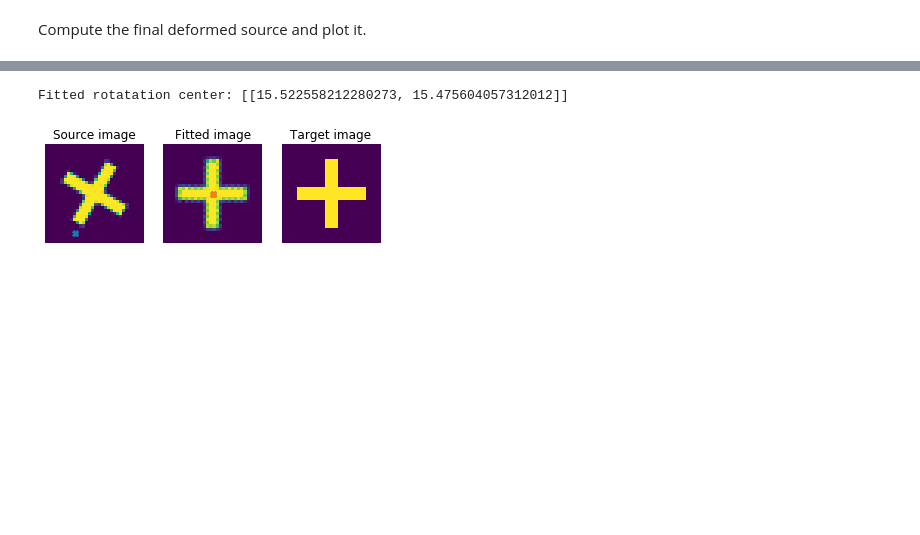
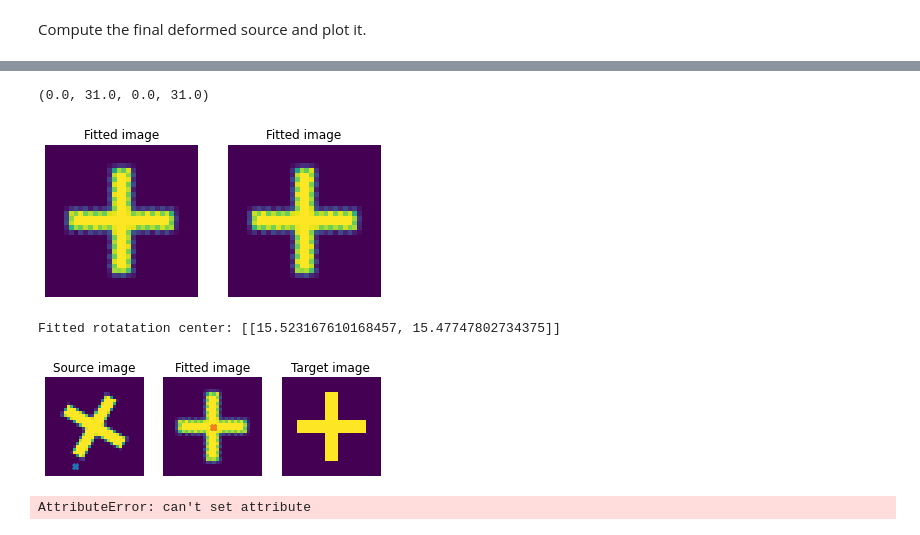
Before and after one commit to bgris/implicitmodules, a Jupyter notebook: script/plot_cross_fit2.ipynb, the cells around one changed output, grey strips where cells are left out. Saved outputs shown, nothing was run; the diff lists cells and outputs as text; code cells hidden in the pictures; blank space fills up the shorter version.

```diff
--- a/script/plot_cross_fit2.ipynb
+++ b/script/plot_cross_fit2.ipynb
@@ -104,3 +126,24 @@ Compute the final deformed source and plot it.
+# %%
+intermediates = {}
+with torch.autograd.no_grad():
+    model.deformables[0].output = 'bitmap'
+    deformed = model.compute_deformed(shoot_solver, shoot_it, intermediates=intermediates)
+
+    deformed_image = deformed[0][0].view_as(source_image)
+
+    deformed_image2 = deformed[1][0].view_as(source_image)
+
+plt.subplot(1, 2, 1)
+plt.title("Fitted image")
+plt.imshow(deformed_image.numpy(), origin='lower', extent=extent.totuple())
+plt.axis('off')
+plt.subplot(1, 2, 2)
+plt.title("Fitted image")
+plt.imshow(deformed_image2.numpy(), origin='lower', extent=extent.totuple())
+plt.axis('off')
+# %% [output]
+(0.0, 31.0, 0.0, 31.0)
+[figure, added]
 # %%
 intermediates = {}
 with torch.autograd.no_grad():
@@ -108,6 +151,8 @@ with torch.autograd.no_grad():
     deformed = model.compute_deformed(shoot_solver, shoot_it, intermediates=intermediates)
 
     deformed_image = deformed[0][0].view_as(source_image)
+
+    deformed_image2 = deformed[1][0].view_as(source_image)
 
 fitted_center = model.init_manifold[1].gd.detach()
 fitted_center_final = intermediates['states'][-1][1].gd.detach()
@@ -134,5 +179,9 @@ plt.axis('off')
 
 plt.show()
 # %% [output]
-Fitted rotatation center: [[15.522558212280273, 15.475604057312012]]
+Fitted rotatation center: [[15.523167610168457, 15.47747802734375]]
 [figure]
+# %%
+model.deformables = [source_deformable]
+# %% [output]
+AttributeError: can't set attribute
```
Also changed, not shown: parts of 3 cells of this notebook, 2 other files.
